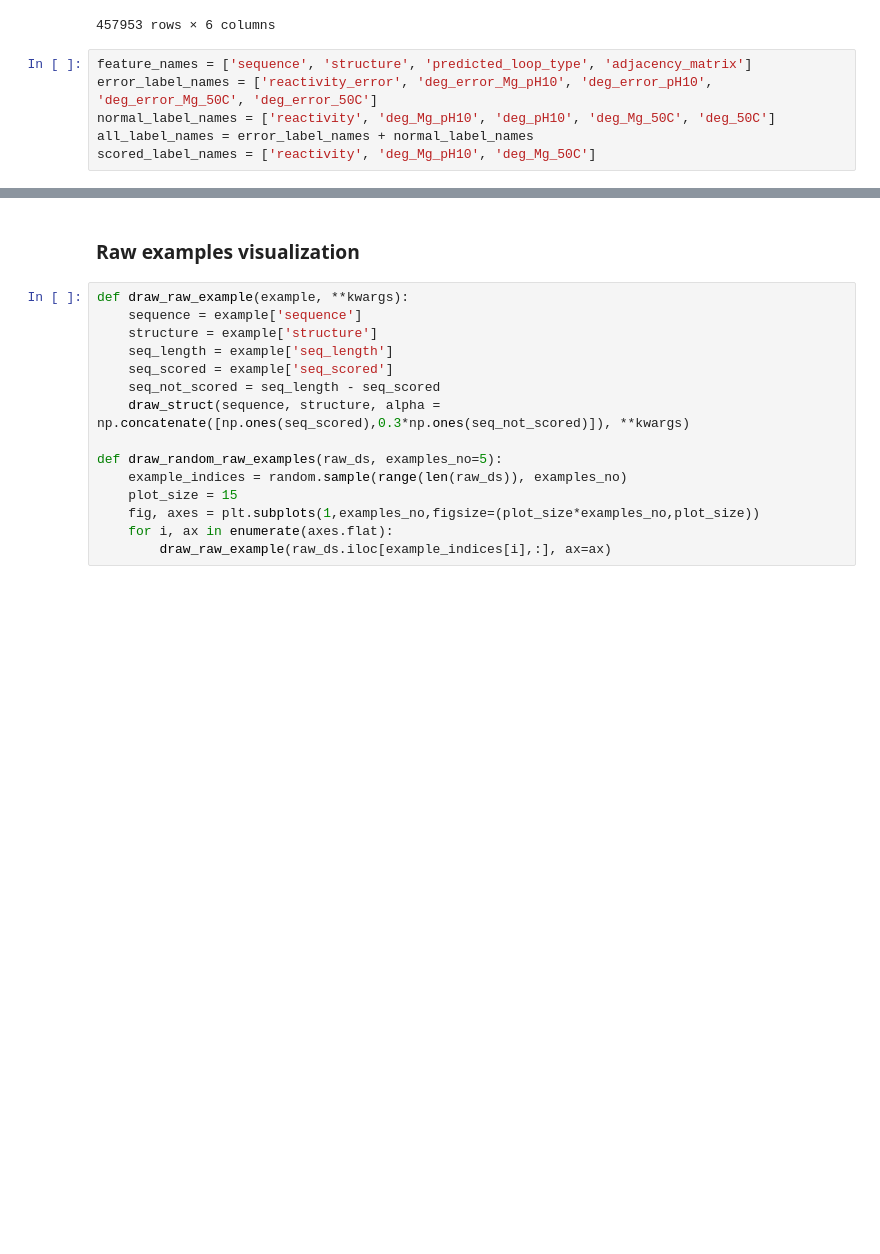
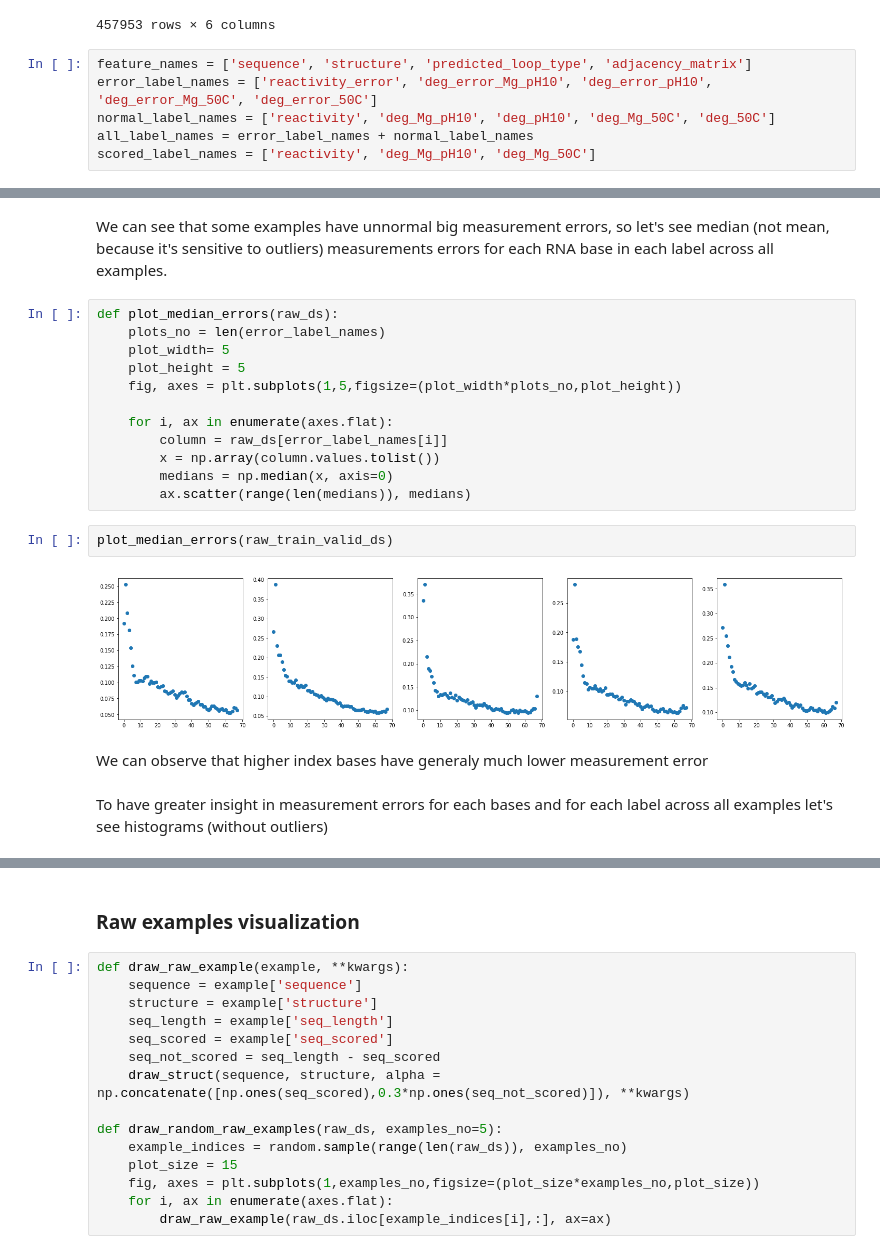
Before and after one commit to JanKapala/OpenVaccine-COVID-19-mRNA-Vaccine-Degradation-Prediction, a Jupyter notebook: Covid.ipynb, the cells around one changed output, grey strips where cells are left out. Drawn from its saved outputs; the diff is of its cells as text; blank space fills up the shorter version.

```diff
--- a/Covid.ipynb
+++ b/Covid.ipynb
@@ -222,0 +254,22 @@ scored_label_names = ['reactivity', 'deg_Mg_pH10', 'deg_Mg_50C']
+# %% [markdown]
+We can see that some examples have unnormal big measurement errors, so let's see median (not mean, because it's sensitive to outliers) measurements errors for each RNA base in each label across all examples.
+# %%
+def plot_median_errors(raw_ds):
+    plots_no = len(error_label_names)
+    plot_width= 5
+    plot_height = 5
+    fig, axes = plt.subplots(1,5,figsize=(plot_width*plots_no,plot_height))
+
+    for i, ax in enumerate(axes.flat):
+        column = raw_ds[error_label_names[i]]
+        x = np.array(column.values.tolist())
+        medians = np.median(x, axis=0)
+        ax.scatter(range(len(medians)), medians)
+# %%
+plot_median_errors(raw_train_valid_ds)
+# %% [output]
+[figure, added]
+# %% [markdown]
+We can observe that higher index bases have generaly much lower measurement error
+# %% [markdown]
+To have greater insight in measurement errors for each bases and for each label across all examples let's see histograms (without outliers)
```
Also changed, not shown: parts of 19 cells of this notebook, 2 other files.
